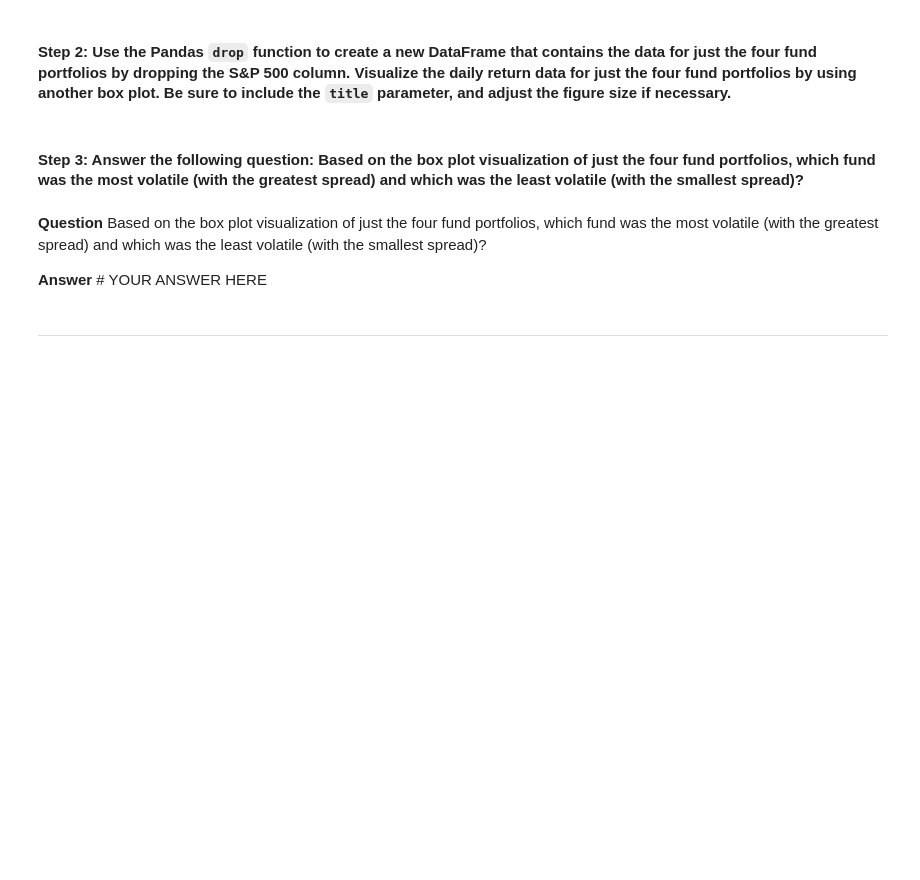
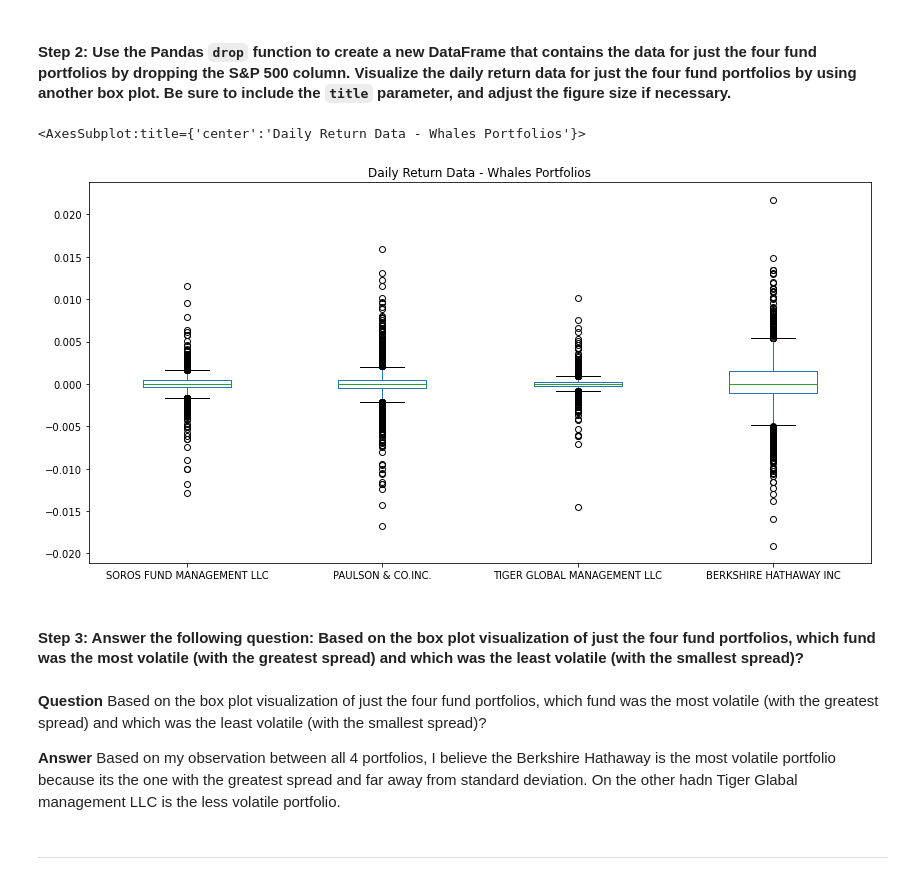
Before and after one commit to amexvasquez1/whales_portfolio, a Jupyter notebook: risk_return_analysis.ipynb, the cells around one changed output. Saved outputs shown, nothing was run; the diff lists cells and outputs as text; code cells hidden in the pictures; blank space fills up the shorter version.

```diff
--- a/risk_return_analysis.ipynb
+++ b/risk_return_analysis.ipynb
@@ -170,14 +209,18 @@ Analyze the volatility of each of the four fund portfolios and of the S&P 500 In
 # %%
 # Create a new DataFrame containing only the 4 fund portfolios by dropping the S&P 500 column from the DataFrame
 # Create box plots to reflect the return data for only the 4 fund portfolios
 # Include a title parameter and adjust the figure size
-# YOUR CODE HERE
+whales_portfolio_daily_returns = whales_daily_returns.drop(columns=["S&P 500"])
+whales_portfolio_daily_returns.plot(kind="box", figsize=(14,7), title="Daily Return Data - Whales Portfolios")
+# %% [output]
+<AxesSubplot:title={'center':'Daily Return Data - Whales Portfolios'}>
+[figure, added]
 # %% [markdown]
 #### Step 3: Answer the following question: Based on the box plot visualization of just the four fund portfolios, which fund was the most volatile (with the greatest spread) and which was the least volatile (with the smallest spread)?
 # %% [markdown]
 **Question** Based on the box plot visualization of just the four fund portfolios, which fund was the most volatile (with the greatest spread) and which was the least volatile (with the smallest spread)?
 
-**Answer** # YOUR ANSWER HERE
+**Answer** Based on my observation between all 4 portfolios, I believe the Berkshire Hathaway is the most volatile portfolio because its the one with the greatest spread and far away from standard deviation. On the other hadn Tiger Glabal management LLC is the less volatile portfolio.
 # %% [markdown]
 ---
 # %% [markdown]
```
Also changed, not shown: parts of 31 cells of this notebook, 2 other files.
